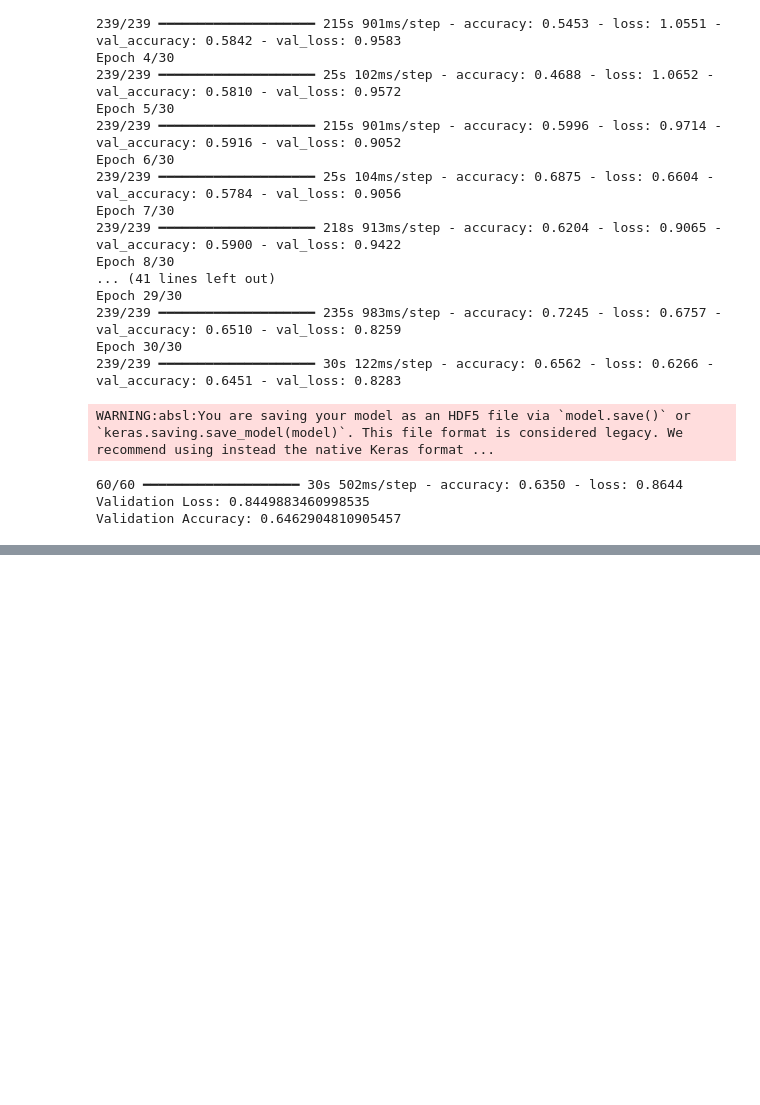
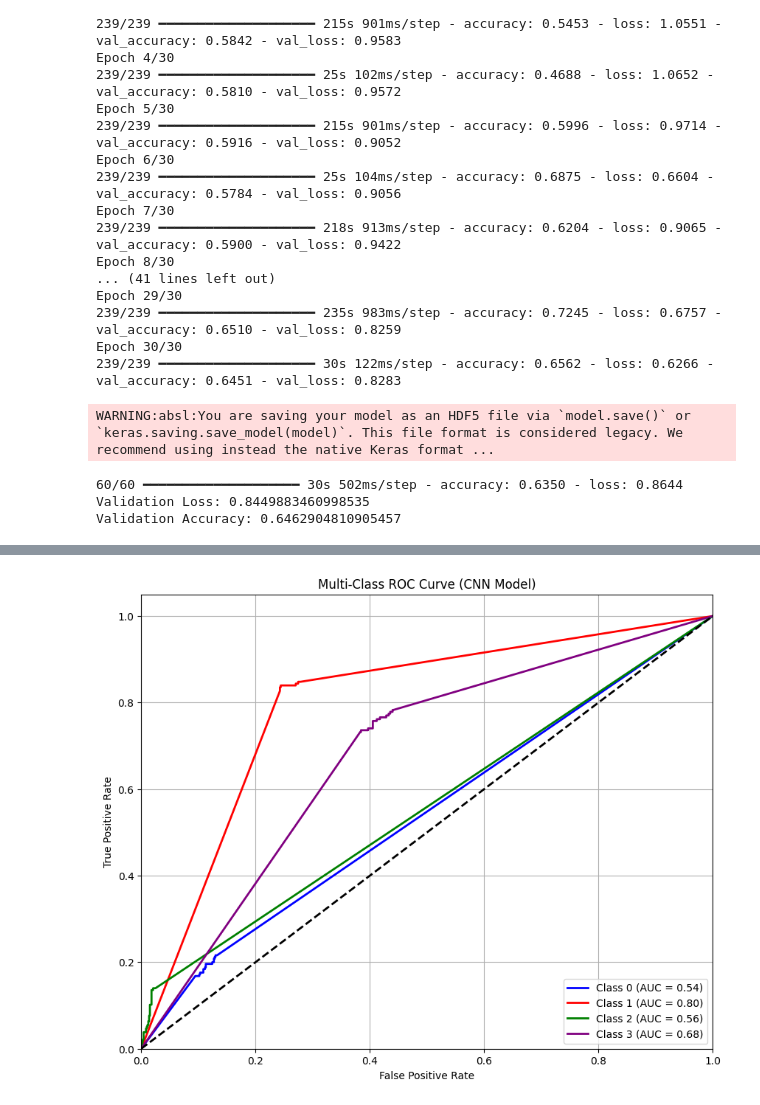
Before and after one commit to RidmikaHasaranga/IRP-Tea-Stem-Diseases, a Jupyter notebook: CNN_with_Attention.ipynb, the cells around one changed output, grey strips where cells are left out. Cells and saved outputs as stored; diff of their text form; code cells hidden in the pictures; blank space fills up the shorter version.

```diff
--- a/CNN_with_Attention.ipynb
+++ b/CNN_with_Attention.ipynb
@@ -221,3 +221,60 @@ print(f"Validation Accuracy: {score[1]}")
 60/60 ━━━━━━━━━━━━━━━━━━━━ 30s 502ms/step - accuracy: 0.6350 - loss: 0.8644
 Validation Loss: 0.8449883460998535
 Validation Accuracy: 0.6462904810905457
+# %%
+from tensorflow.keras.models import load_model
+import tensorflow as tf
+import numpy as np
+import matplotlib.pyplot as plt
+from sklearn.preprocessing import label_binarize
+from sklearn.metrics import roc_curve, auc
+
+# Load your model
+model = load_model(r"D:\IIT\Subjects\(4605)IRP\Devlo\models\CNN_model_Attention.h5")  # Correct model path
+
+# Load Test Dataset with correct image size (256x256)
+TEST_PATH = r"D:\IIT\Subjects\(4605)IRP\Devlo\Augmented_DataSet_Split\test"
+
+test_ds = tf.keras.utils.image_dataset_from_directory(
+    TEST_PATH,
+    shuffle=False,
+    batch_size=32,
+    image_size=(256, 256)   # <<< VERY IMPORTANT: Match model's input size!!
+)
+
+# Now predict normally (no flattening)
+y_pred = model.predict(test_ds)
+
+# Get true labels
+y_true = np.concatenate([y.numpy() for x, y in test_ds], axis=0)
+
+# Binarize true labels
+y_true_bin = label_binarize(y_true, classes=range(y_pred.shape[1]))
+
+# Calculate ROC and AUC
+fpr = dict()
+tpr = dict()
+roc_auc = dict()
+n_classes = y_pred.shape[1]
+
+for i in range(n_classes):
+    fpr[i], tpr[i], _ = roc_curve(y_true_bin[:, i], y_pred[:, i])
+    roc_auc[i] = auc(fpr[i], tpr[i])
+
+# Plot ROC Curve
+plt.figure(figsize=(10, 8))
+colors = ['blue', 'red', 'green', 'purple', 'orange']
+for i in range(n_classes):
+    plt.plot(fpr[i], tpr[i], color=colors[i % len(colors)],
+             lw=2, label='Class {0} (AUC = {1:0.2f})'.format(i, roc_auc[i]))
+
+plt.plot([0, 1], [0, 1], 'k--', lw=2)
+plt.xlim([0.0, 1.0])
+plt.ylim([0.0, 1.05])
+plt.xlabel('False Positive Rate')
+plt.ylabel('True Positive Rate')
+plt.title('Multi-Class ROC Curve (CNN Model)')
+plt.legend(loc="lower right")
+plt.grid(True)
+plt.show()
+# %% [output]
@@ -223,0 +284 @@ Validation Accuracy: 0.6462904810905457
+[figure, added]
```
Also changed, not shown: parts of 1 cell of this notebook, 3 other files.
